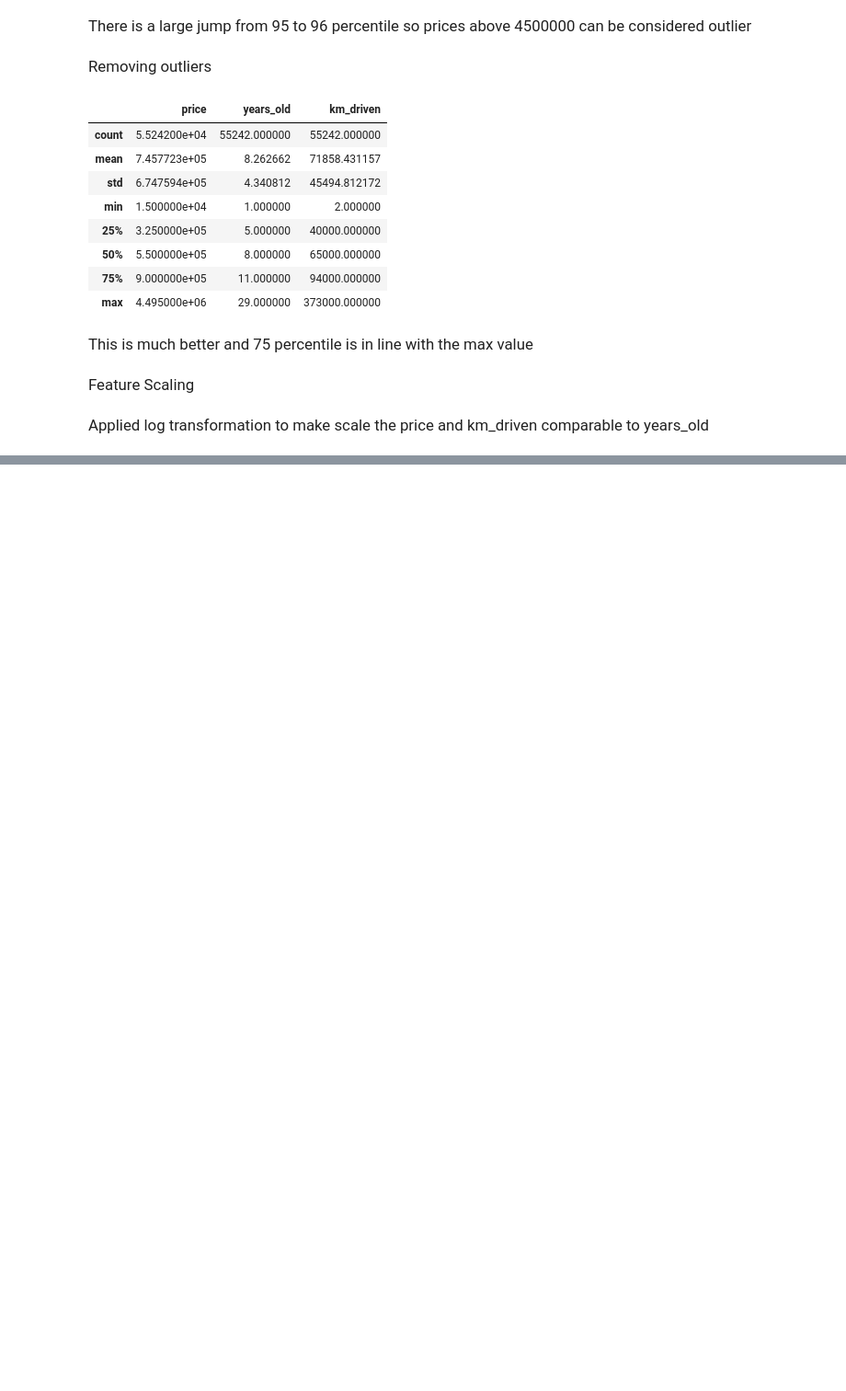
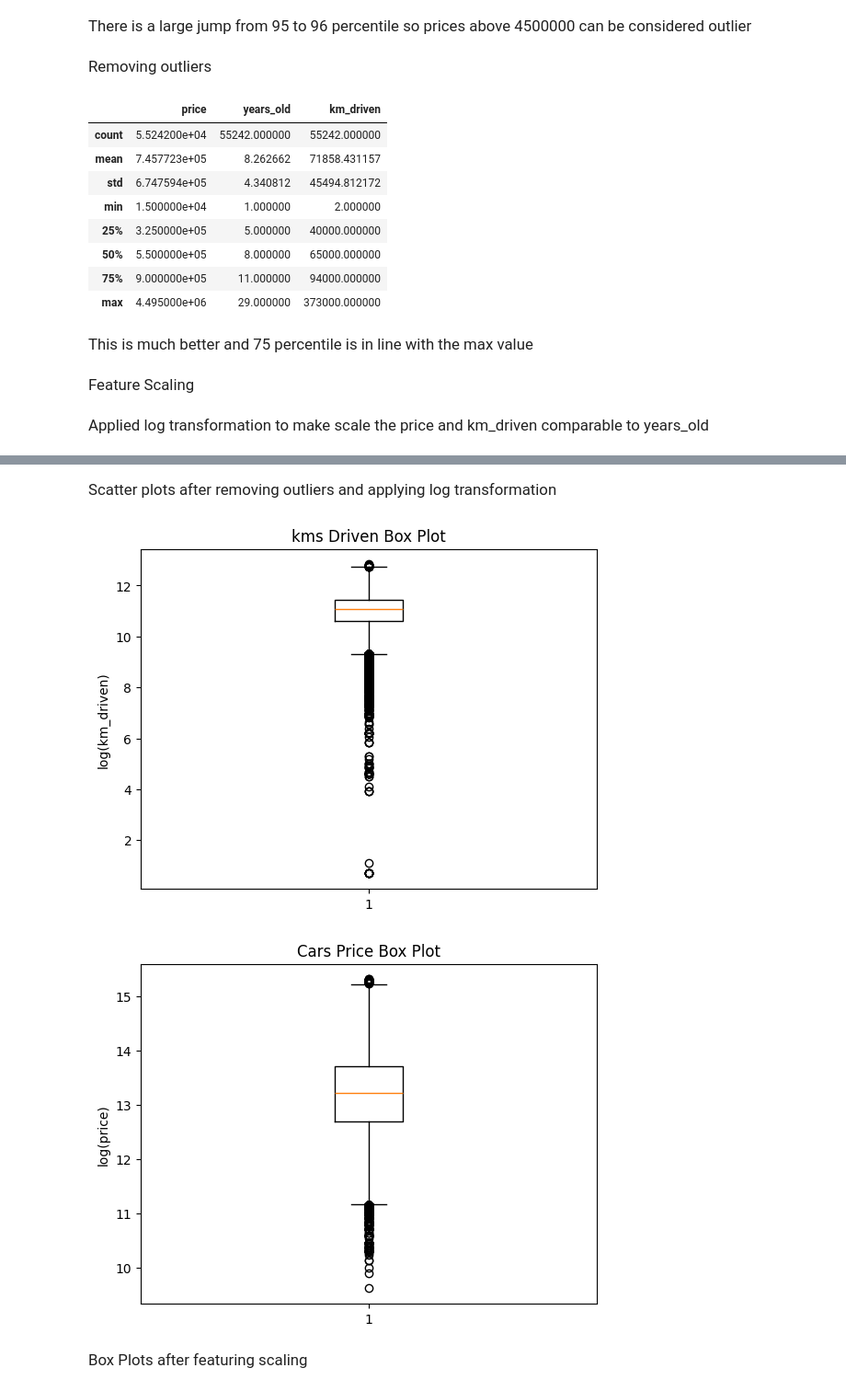
Before and after one commit to Vivekraj-adhikari/scratch-vs-sklearn, a Jupyter notebook: linear-regression/used_cars.ipynb, the cells around one changed output, grey strips where cells are left out. Shown at 92% size. Saved outputs shown, nothing was run; the diff lists cells and outputs as text; code cells hidden in the pictures; blank space fills up the shorter version.

```diff
--- a/linear-regression/used_cars.ipynb
+++ b/linear-regression/used_cars.ipynb
@@ -209,3 +209,21 @@ plt.show()
+# %% [markdown]
+<big>Scatter plots after removing outliers and applying log transformation</big>
+# %%
+# box plots for price and km_driven
+plt.boxplot(cars['km_driven'])
+plt.title('kms Driven Box Plot')
+plt.ylabel('log(km_driven)')
+plt.show()
+
+plt.boxplot(cars['price'])
+plt.title('Cars Price Box Plot')
+plt.ylabel('log(price)')
+plt.show()
+# %% [output]
+[figure, added]
+[figure, added]
+# %% [markdown]
+<big>Box Plots after featuring scaling</big>
 # %%
 from sklearn.model_selection import train_test_split
 model = LinearRegression()
```
Also changed, not shown: parts of 12 cells of this notebook.
